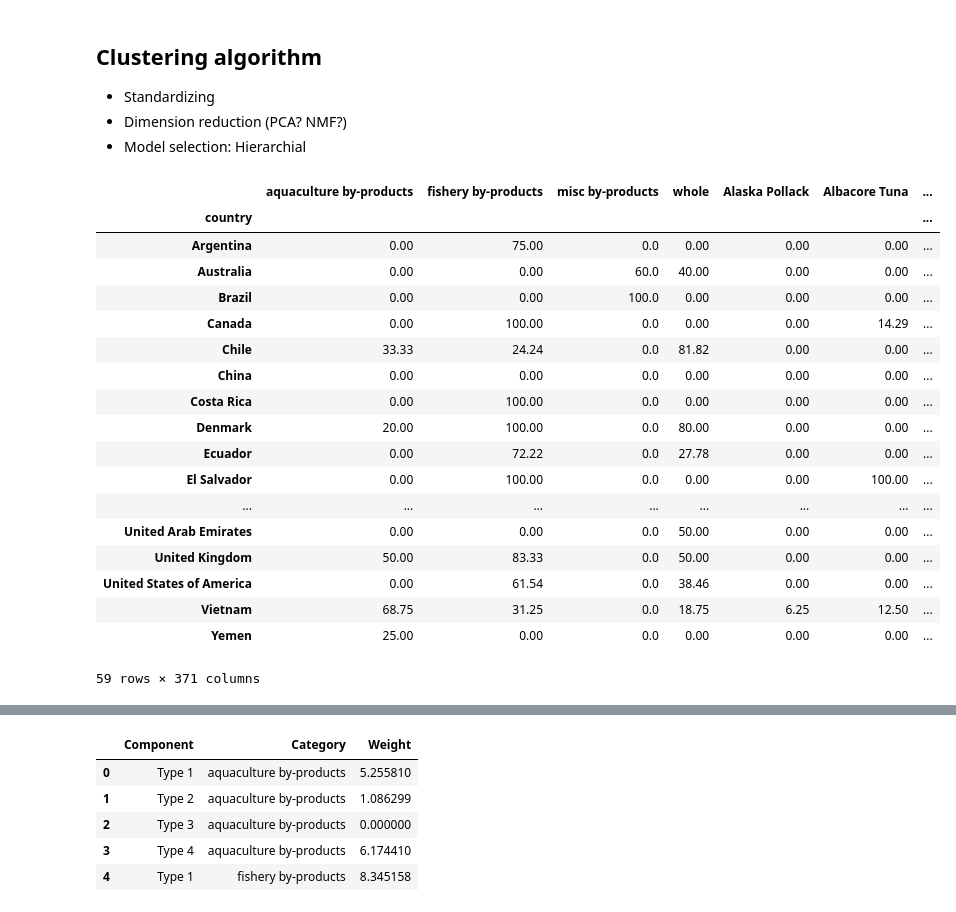
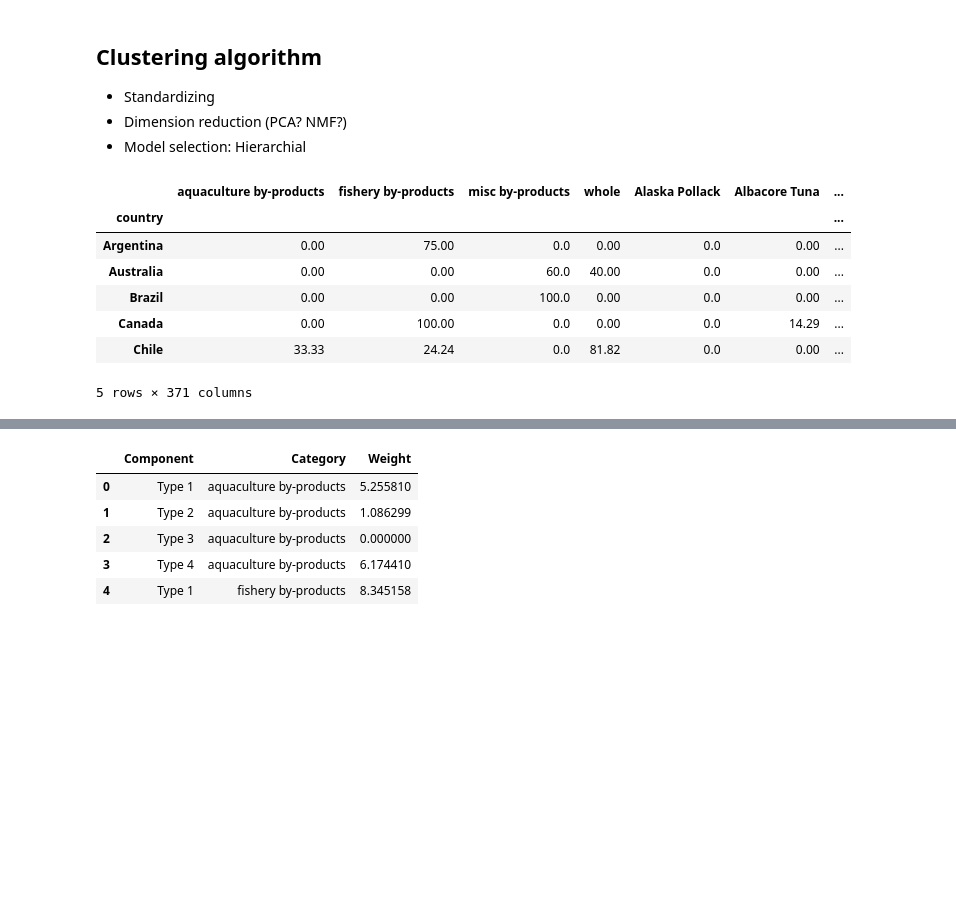
Before and after one commit to SeaAroundUs/end-use-clustering, a Jupyter notebook: src/EC_workbook.ipynb, the cells around one changed output, grey strips where cells are left out. Cells and saved outputs as stored; diff of their text form; code cells hidden in the pictures; blank space fills up the shorter version.

```diff
--- a/src/EC_workbook.ipynb
+++ b/src/EC_workbook.ipynb
@@ -151,27 +151,16 @@ X = final_percent.set_index('country')
 # obtain features for clustering
 X = X.drop(columns=['total_factories'])
 # %%
-X
+X.head()
 # %% [output]
 |  | aquaculture by-products | fishery by-products | misc by-products | whole | Alaska Pollack | Albacore Tuna | ... |
 | country |  |  |  |  |  |  | ... |
-| Argentina | 0.00 | 75.00 | 0.0 | 0.00 | 0.00 | 0.00 | ... |
-| Australia | 0.00 | 0.00 | 60.0 | 40.00 | 0.00 | 0.00 | ... |
-| Brazil | 0.00 | 0.00 | 100.0 | 0.00 | 0.00 | 0.00 | ... |
-| Canada | 0.00 | 100.00 | 0.0 | 0.00 | 0.00 | 14.29 | ... |
-| Chile | 33.33 | 24.24 | 0.0 | 81.82 | 0.00 | 0.00 | ... |
-| China | 0.00 | 0.00 | 0.0 | 0.00 | 0.00 | 0.00 | ... |
-| Costa Rica | 0.00 | 100.00 | 0.0 | 0.00 | 0.00 | 0.00 | ... |
-| Denmark | 20.00 | 100.00 | 0.0 | 80.00 | 0.00 | 0.00 | ... |
-| Ecuador | 0.00 | 72.22 | 0.0 | 27.78 | 0.00 | 0.00 | ... |
-| El Salvador | 0.00 | 100.00 | 0.0 | 0.00 | 0.00 | 100.00 | ... |
-| ... | ... | ... | ... | ... | ... | ... | ... |
-| United Arab Emirates | 0.00 | 0.00 | 0.0 | 50.00 | 0.00 | 0.00 | ... |
-| United Kingdom | 50.00 | 83.33 | 0.0 | 50.00 | 0.00 | 0.00 | ... |
-| United States of America | 0.00 | 61.54 | 0.0 | 38.46 | 0.00 | 0.00 | ... |
-| Vietnam | 68.75 | 31.25 | 0.0 | 18.75 | 6.25 | 12.50 | ... |
-| Yemen | 25.00 | 0.00 | 0.0 | 0.00 | 0.00 | 0.00 | ... |
+| Argentina | 0.00 | 75.00 | 0.0 | 0.00 | 0.0 | 0.00 | ... |
+| Australia | 0.00 | 0.00 | 60.0 | 40.00 | 0.0 | 0.00 | ... |
+| Brazil | 0.00 | 0.00 | 100.0 | 0.00 | 0.0 | 0.00 | ... |
+| Canada | 0.00 | 100.00 | 0.0 | 0.00 | 0.0 | 14.29 | ... |
+| Chile | 33.33 | 24.24 | 0.0 | 81.82 | 0.0 | 0.00 | ... |
-59 rows × 371 columns
+5 rows × 371 columns
 # %%
 from sklearn.decomposition import NMF
 k = 4
```
Also changed, not shown: parts of 17 cells of this notebook, 5 other files.
